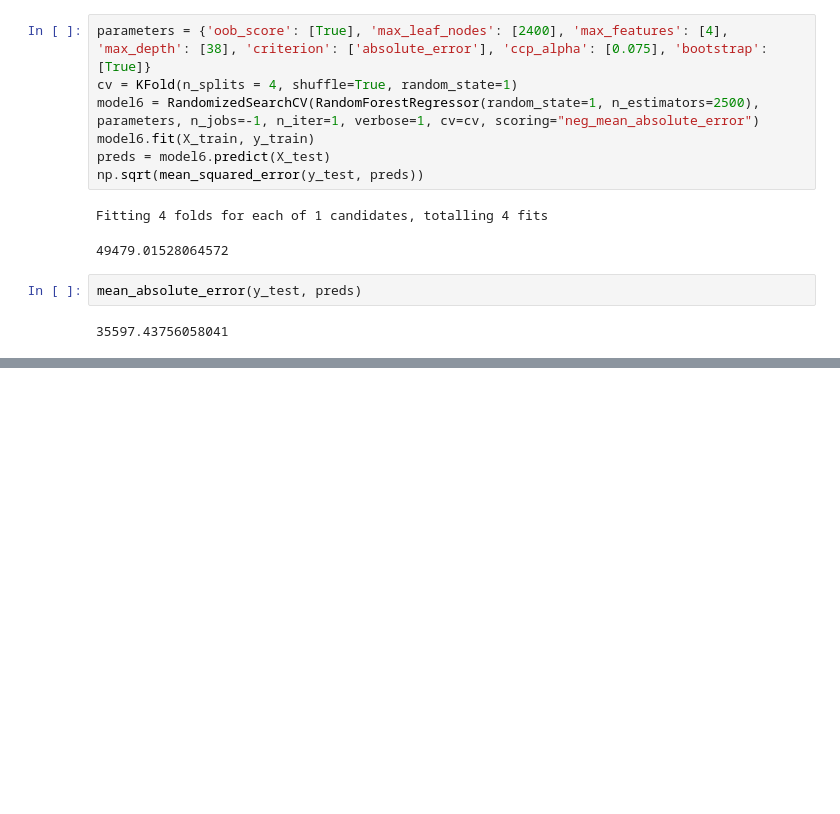
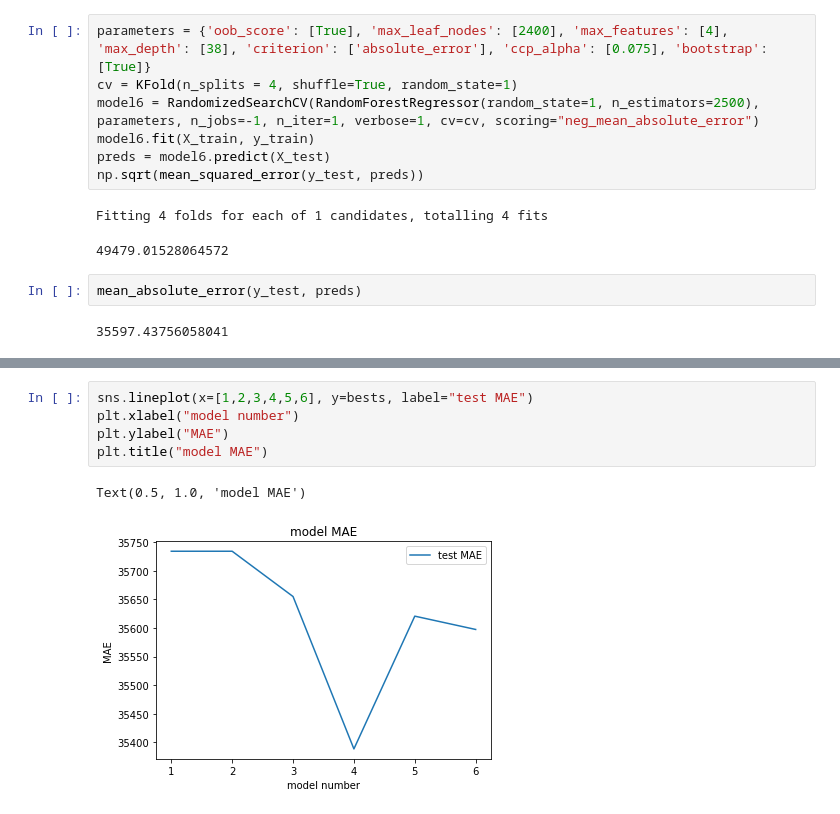
Before and after one commit to catherine-tawadros/cancer-prediction, a Jupyter notebook: RandomForest.ipynb, the cells around one changed output, grey strips where cells are left out. Cells and saved outputs as stored; diff of their text form; blank space fills up the shorter version.

```diff
--- a/RandomForest.ipynb
+++ b/RandomForest.ipynb
@@ -98,0 +125,8 @@ mean_absolute_error(y_test, preds)
+# %%
+sns.lineplot(x=[1,2,3,4,5,6], y=bests, label="test MAE")
+plt.xlabel("model number")
+plt.ylabel("MAE")
+plt.title("model MAE")
+# %% [output]
+Text(0.5, 1.0, 'model MAE')
+[figure, added]
```
Also changed, not shown: parts of 6 cells of this notebook, 1 other file.
